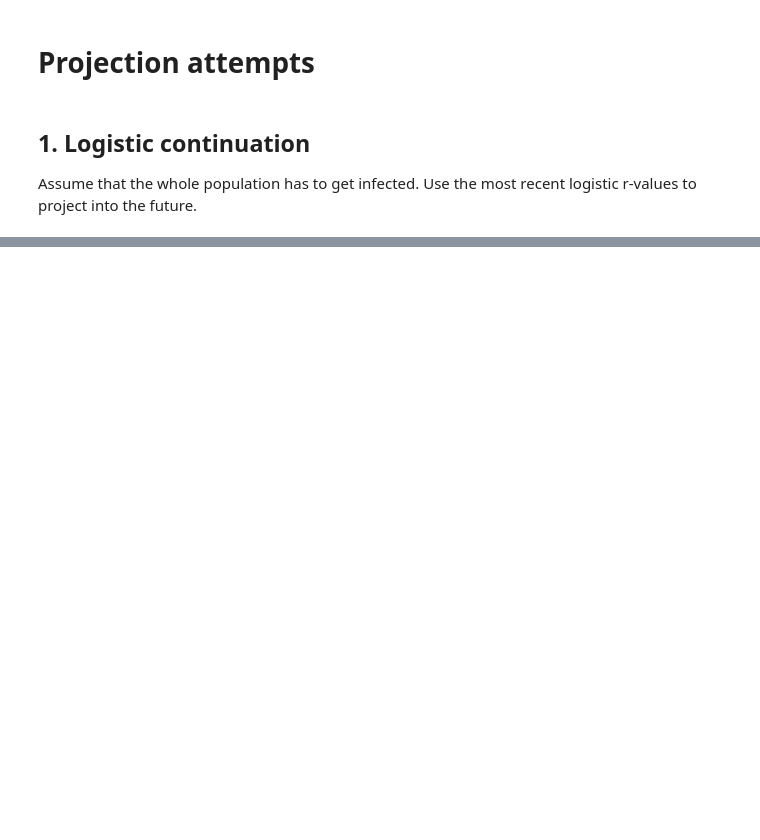
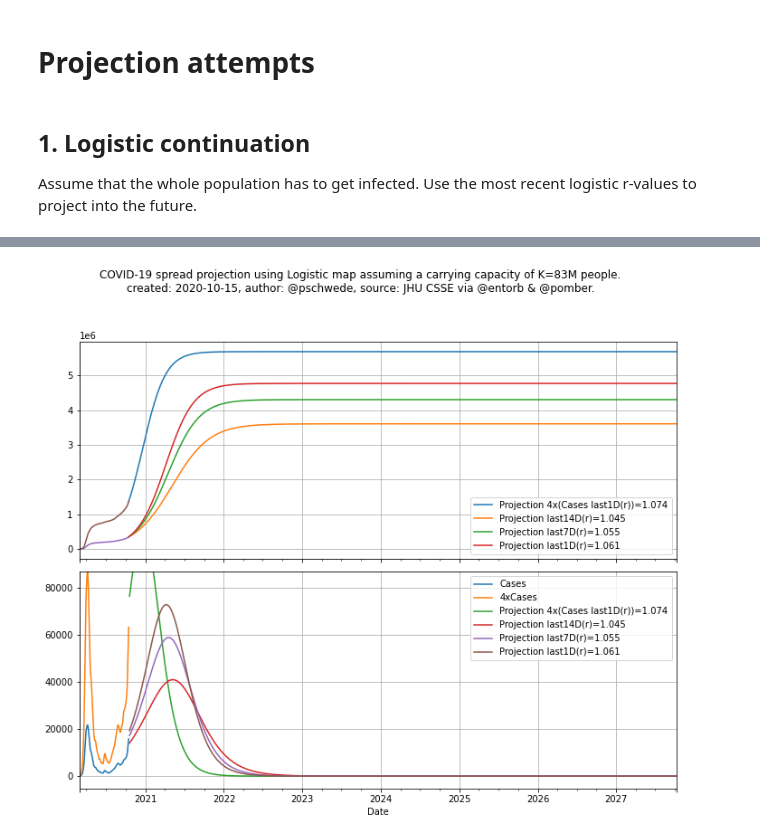
Before and after one commit to pschwede/covid19plots, a Jupyter notebook: projection.ipynb, the cells around one changed output, grey strips where cells are left out. Drawn from its saved outputs; the diff is of its cells as text; code cells hidden in the pictures; blank space fills up the shorter version.

```diff
--- a/projection.ipynb
+++ b/projection.ipynb
@@ -89,0 +86,4 @@ fig.tight_layout(rect=(0, 0.03, 1, 0.95))
+# %%
+plot_projection(r1,r2,r3,r4)
+# %% [output]
+[figure, added]
```
Also changed, not shown: parts of 4 cells of this notebook, 8 other files.
